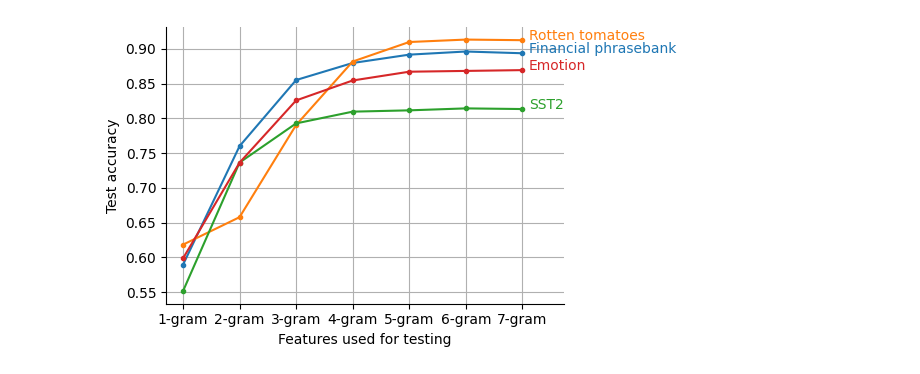
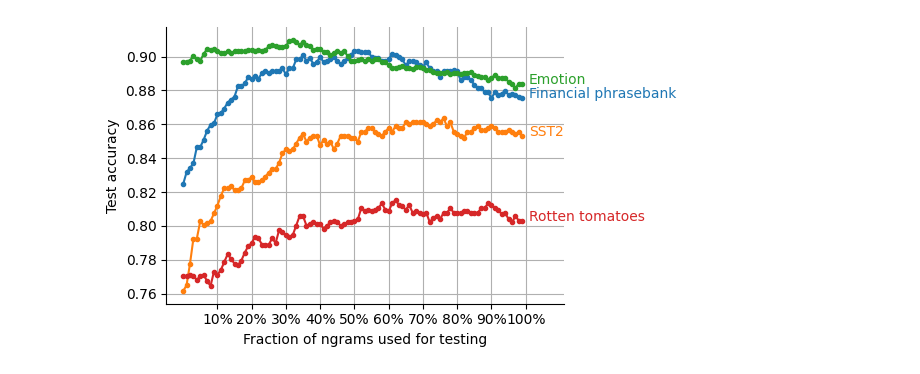
Before and after one commit to microsoft/augmented-interpretable-models, a Jupyter notebook: notebooks/07_embedding_sparsity.ipynb, the cells around one changed output. Saved outputs shown, nothing was run; the diff lists cells and outputs as text; code cells hidden in the pictures.

```diff
--- a/notebooks/07_embedding_sparsity.ipynb
+++ b/notebooks/07_embedding_sparsity.ipynb
@@ -13,12 +13,10 @@ from embgam import data
 from sklearn.base import ClassifierMixin, RegressorMixin
 
 import pandas as pd
-from os.path import join as oj
-import string
-from typing import List
 import matplotlib.pyplot as plt
 import seaborn as sns
 import sys
-sys.path.append('../experiments')
-import config
+import dvu
+dvu.set_style()
+sys.path.append('../results')
 pd.set_option('display.max_rows', None)
@@ -89,3 +85,10 @@ dsets = {
     "emotion": "nateraw/bert-base-uncased-emotion",  # 6 class classification
     "rotten_tomatoes": "textattack/bert-base-uncased-rotten_tomatoes",
 }
+DSETS_RENAME_DICT = {
+    'emotion': 'Emotion',
+    'sst2': 'SST2',
+    'tweet_eval': 'Tweet (Hate)',
+    'rotten_tomatoes': 'Rotten tomatoes',
+    'financial_phrasebank': 'Financial phrasebank',
+}
@@ -133,16 +128,14 @@ acc_vals = {}
 # %%
-ngram_train = 4
-dsets = ['financial_phrasebank', 'rotten_tomatoes', 'sst2', 'emotion']
 plt.figure(figsize=(6, 3.5))
 for i, dset in enumerate(dsets):
-    plt.plot(heatmaps[i][ngram_train], '.-', label=analyze_helper.DSETS_RENAME_DICT[dset])
+    plt.plot(acc_vals[dset], '.-', label=DSETS_RENAME_DICT[dset])
 plt.grid()
-plt.xticks(np.arange(N), [f'{n + 1}-gram' for n in range(N)])
+plt.xticks(list(range(10,110,10)), [f'{n + 1}0%' for n in range(10)])
 plt.ylabel('Test accuracy')
-plt.xlabel('Features used for testing')
+plt.xlabel('Fraction of ngrams used for testing')
 dvu.line_legend(fontsize='medium')
 plt.tight_layout()
-plt.savefig('vary_ngrams_single.pdf', bbox_inches='tight')
+plt.savefig('vary_sparsity.pdf', bbox_inches='tight')
 plt.show()
 # %% [output]
-[figure, old version]
+[figure, new version]
```
Also changed, not shown: parts of 3 cells of this notebook.
